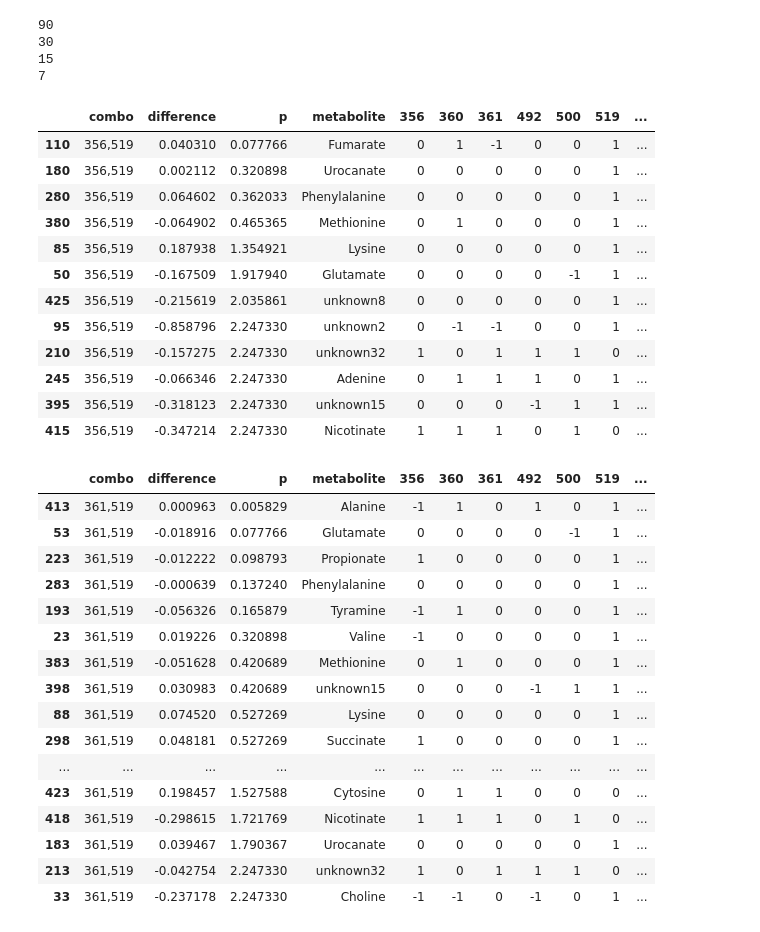
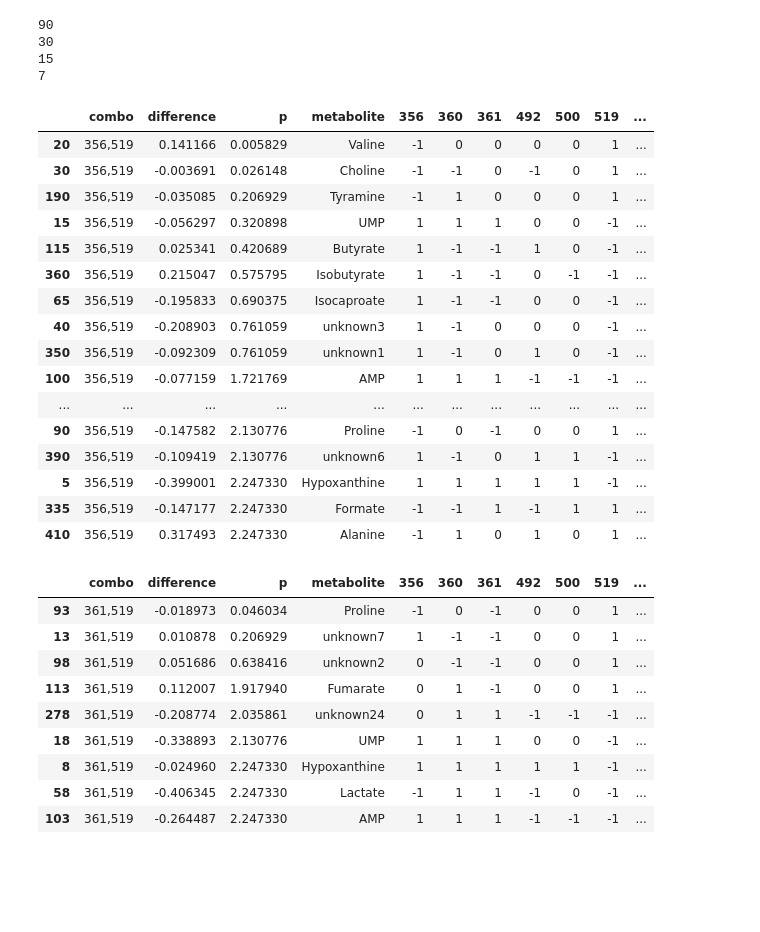
Before and after one commit to gregmedlock/asf_interactions, a Jupyter notebook: bin/CRAM_triangles_volcanoes.ipynb, the cells around one changed output. Saved outputs shown, nothing was run; the diff lists cells and outputs as text; code cells hidden in the pictures; blank space fills up the shorter version.

```diff
--- a/bin/CRAM_triangles_volcanoes.ipynb
+++ b/bin/CRAM_triangles_volcanoes.ipynb
@@ -728,43 +728,40 @@ print(sum(summary_positives_frame.loc[summary_positives_frame['change_code'] ==
 15
 7
 # %%
-summary_positives_frame.loc[(summary_positives_frame['change_code'] == 'produced_by_one') &\
+summary_positives_frame.loc[(summary_positives_frame['change_code'] == 'consumed_and_produced') &\
                            (summary_positives_frame['combo'] == '356,519')].sort_values(by='p')
 # %% [output]
 |  | combo | difference | p | metabolite | 356 | 360 | 361 | 492 | 500 | 519 | ... |
-| 110 | 356,519 | 0.040310 | 0.077766 | Fumarate | 0 | 1 | -1 | 0 | 0 | 1 | ... |
-| 180 | 356,519 | 0.002112 | 0.320898 | Urocanate | 0 | 0 | 0 | 0 | 0 | 1 | ... |
-| 280 | 356,519 | 0.064602 | 0.362033 | Phenylalanine | 0 | 0 | 0 | 0 | 0 | 1 | ... |
-| 380 | 356,519 | -0.064902 | 0.465365 | Methionine | 0 | 1 | 0 | 0 | 0 | 1 | ... |
-| 85 | 356,519 | 0.187938 | 1.354921 | Lysine | 0 | 0 | 0 | 0 | 0 | 1 | ... |
-| 50 | 356,519 | -0.167509 | 1.917940 | Glutamate | 0 | 0 | 0 | 0 | -1 | 1 | ... |
-| 425 | 356,519 | -0.215619 | 2.035861 | unknown8 | 0 | 0 | 0 | 0 | 0 | 1 | ... |
-| 95 | 356,519 | -0.858796 | 2.247330 | unknown2 | 0 | -1 | -1 | 0 | 0 | 1 | ... |
-| 210 | 356,519 | -0.157275 | 2.247330 | unknown32 | 1 | 0 | 1 | 1 | 1 | 0 | ... |
-| 245 | 356,519 | -0.066346 | 2.247330 | Adenine | 0 | 1 | 1 | 1 | 0 | 1 | ... |
-| 395 | 356,519 | -0.318123 | 2.247330 | unknown15 | 0 | 0 | 0 | -1 | 1 | 1 | ... |
-| 415 | 356,519 | -0.347214 | 2.247330 | Nicotinate | 1 | 1 | 1 | 0 | 1 | 0 | ... |
+| 20 | 356,519 | 0.141166 | 0.005829 | Valine | -1 | 0 | 0 | 0 | 0 | 1 | ... |
+| 30 | 356,519 | -0.003691 | 0.026148 | Choline | -1 | -1 | 0 | -1 | 0 | 1 | ... |
+| 190 | 356,519 | -0.035085 | 0.206929 | Tyramine | -1 | 1 | 0 | 0 | 0 | 1 | ... |
+| 15 | 356,519 | -0.056297 | 0.320898 | UMP | 1 | 1 | 1 | 0 | 0 | -1 | ... |
+| 115 | 356,519 | 0.025341 | 0.420689 | Butyrate | 1 | -1 | -1 | 1 | 0 | -1 | ... |
+| 360 | 356,519 | 0.215047 | 0.575795 | Isobutyrate | 1 | -1 | -1 | 0 | -1 | -1 | ... |
+| 65 | 356,519 | -0.195833 | 0.690375 | Isocaproate | 1 | -1 | -1 | 0 | 0 | -1 | ... |
+| 40 | 356,519 | -0.208903 | 0.761059 | unknown3 | 1 | -1 | 0 | 0 | 0 | -1 | ... |
+| 350 | 356,519 | -0.092309 | 0.761059 | unknown1 | 1 | -1 | 0 | 1 | 0 | -1 | ... |
+| 100 | 356,519 | -0.077159 | 1.721769 | AMP | 1 | 1 | 1 | -1 | -1 | -1 | ... |
+| ... | ... | ... | ... | ... | ... | ... | ... | ... | ... | ... | ... |
+| 90 | 356,519 | -0.147582 | 2.130776 | Proline | -1 | 0 | -1 | 0 | 0 | 1 | ... |
+| 390 | 356,519 | -0.109419 | 2.130776 | unknown6 | 1 | -1 | 0 | 1 | 1 | -1 | ... |
+| 5 | 356,519 | -0.399001 | 2.247330 | Hypoxanthine | 1 | 1 | 1 | 1 | 1 | -1 | ... |
+| 335 | 356,519 | -0.147177 | 2.247330 | Formate | -1 | -1 | 1 | -1 | 1 | 1 | ... |
+| 410 | 356,519 | 0.317493 | 2.247330 | Alanine | -1 | 1 | 0 | 1 | 0 | 1 | ... |
 # %%
-summary_positives_frame.loc[(summary_positives_frame['change_code'] == 'produced_by_one') &\
+summary_positives_frame.loc[(summary_positives_frame['change_code'] == 'consumed_and_produced') &\
                            (summary_positives_frame['combo'] == '361,519')].sort_values(by='p')
 # %% [output]
 |  | combo | difference | p | metabolite | 356 | 360 | 361 | 492 | 500 | 519 | ... |
-| 413 | 361,519 | 0.000963 | 0.005829 | Alanine | -1 | 1 | 0 | 1 | 0 | 1 | ... |
-| 53 | 361,519 | -0.018916 | 0.077766 | Glutamate | 0 | 0 | 0 | 0 | -1 | 1 | ... |
-| 223 | 361,519 | -0.012222 | 0.098793 | Propionate | 1 | 0 | 0 | 0 | 0 | 1 | ... |
-| 283 | 361,519 | -0.000639 | 0.137240 | Phenylalanine | 0 | 0 | 0 | 0 | 0 | 1 | ... |
-| 193 | 361,519 | -0.056326 | 0.165879 | Tyramine | -1 | 1 | 0 | 0 | 0 | 1 | ... |
-| 23 | 361,519 | 0.019226 | 0.320898 | Valine | -1 | 0 | 0 | 0 | 0 | 1 | ... |
-| 383 | 361,519 | -0.051628 | 0.420689 | Methionine | 0 | 1 | 0 | 0 | 0 | 1 | ... |
-| 398 | 361,519 | 0.030983 | 0.420689 | unknown15 | 0 | 0 | 0 | -1 | 1 | 1 | ... |
-| 88 | 361,519 | 0.074520 | 0.527269 | Lysine | 0 | 0 | 0 | 0 | 0 | 1 | ... |
-| 298 | 361,519 | 0.048181 | 0.527269 | Succinate | 1 | 0 | 0 | 0 | 0 | 1 | ... |
-| ... | ... | ... | ... | ... | ... | ... | ... | ... | ... | ... | ... |
-| 423 | 361,519 | 0.198457 | 1.527588 | Cytosine | 0 | 1 | 1 | 0 | 0 | 0 | ... |
-| 418 | 361,519 | -0.298615 | 1.721769 | Nicotinate | 1 | 1 | 1 | 0 | 1 | 0 | ... |
-| 183 | 361,519 | 0.039467 | 1.790367 | Urocanate | 0 | 0 | 0 | 0 | 0 | 1 | ... |
-| 213 | 361,519 | -0.042754 | 2.247330 | unknown32 | 1 | 0 | 1 | 1 | 1 | 0 | ... |
-| 33 | 361,519 | -0.237178 | 2.247330 | Choline | -1 | -1 | 0 | -1 | 0 | 1 | ... |
+| 93 | 361,519 | -0.018973 | 0.046034 | Proline | -1 | 0 | -1 | 0 | 0 | 1 | ... |
+| 13 | 361,519 | 0.010878 | 0.206929 | unknown7 | 1 | -1 | -1 | 0 | 0 | 1 | ... |
+| 98 | 361,519 | 0.051686 | 0.638416 | unknown2 | 0 | -1 | -1 | 0 | 0 | 1 | ... |
+| 113 | 361,519 | 0.112007 | 1.917940 | Fumarate | 0 | 1 | -1 | 0 | 0 | 1 | ... |
+| 278 | 361,519 | -0.208774 | 2.035861 | unknown24 | 0 | 1 | 1 | -1 | -1 | -1 | ... |
+| 18 | 361,519 | -0.338893 | 2.130776 | UMP | 1 | 1 | 1 | 0 | 0 | -1 | ... |
+| 8 | 361,519 | -0.024960 | 2.247330 | Hypoxanthine | 1 | 1 | 1 | 1 | 1 | -1 | ... |
+| 58 | 361,519 | -0.406345 | 2.247330 | Lactate | -1 | 1 | 1 | -1 | 0 | -1 | ... |
+| 103 | 361,519 | -0.264487 | 2.247330 | AMP | 1 | 1 | 1 | -1 | -1 | -1 | ... |
 # %%
 metabolite_tests.loc[(metabolite_tests['species_tested'] == '356') \
                      & (metabolite_tests['met_ps'] < 0.05)\
```
Also changed, not shown: parts of 3 cells of this notebook, 1 other file.
